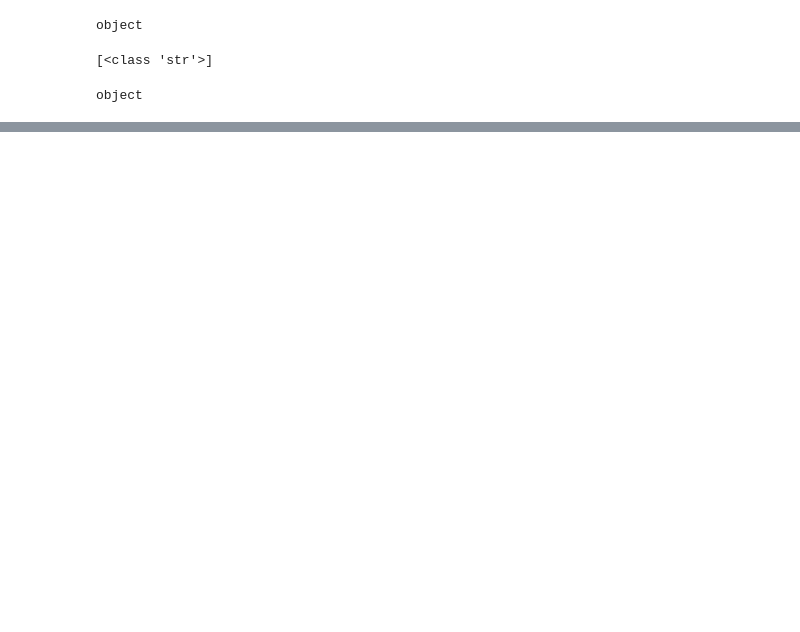
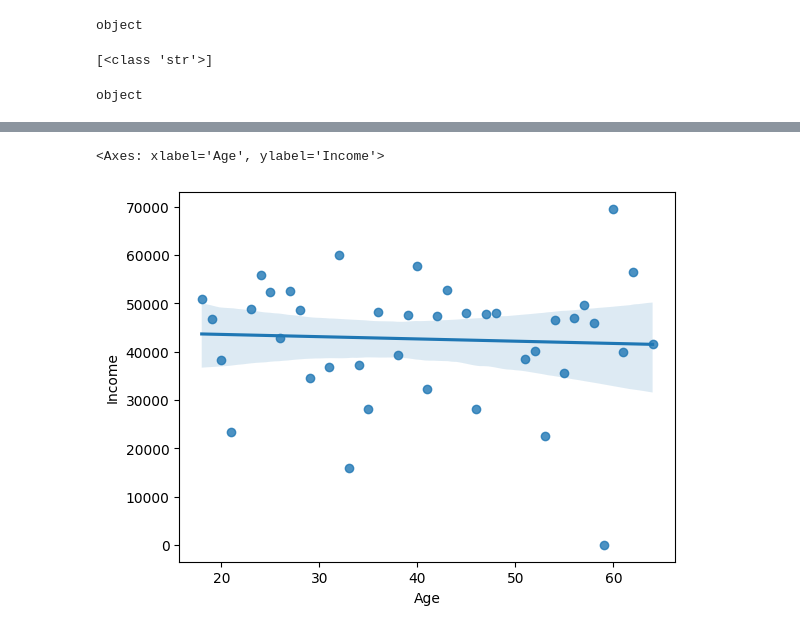
Before and after one commit to annwanginnt/data_scirence, a Jupyter notebook: practice_20230618.ipynb, the cells around one changed output, grey strips where cells are left out. Saved outputs shown, nothing was run; the diff lists cells and outputs as text; code cells hidden in the pictures; blank space fills up the shorter version.

```diff
--- a/practice_20230618.ipynb
+++ b/practice_20230618.ipynb
@@ -55,0 +351,5 @@ object
+# %%
+sns.regplot(x='Age', y='Income', data = age_income_df)
+# %% [output]
+<Axes: xlabel='Age', ylabel='Income'>
+[figure, added]
```
Also changed, not shown: parts of 52 cells of this notebook, 1 other file.
